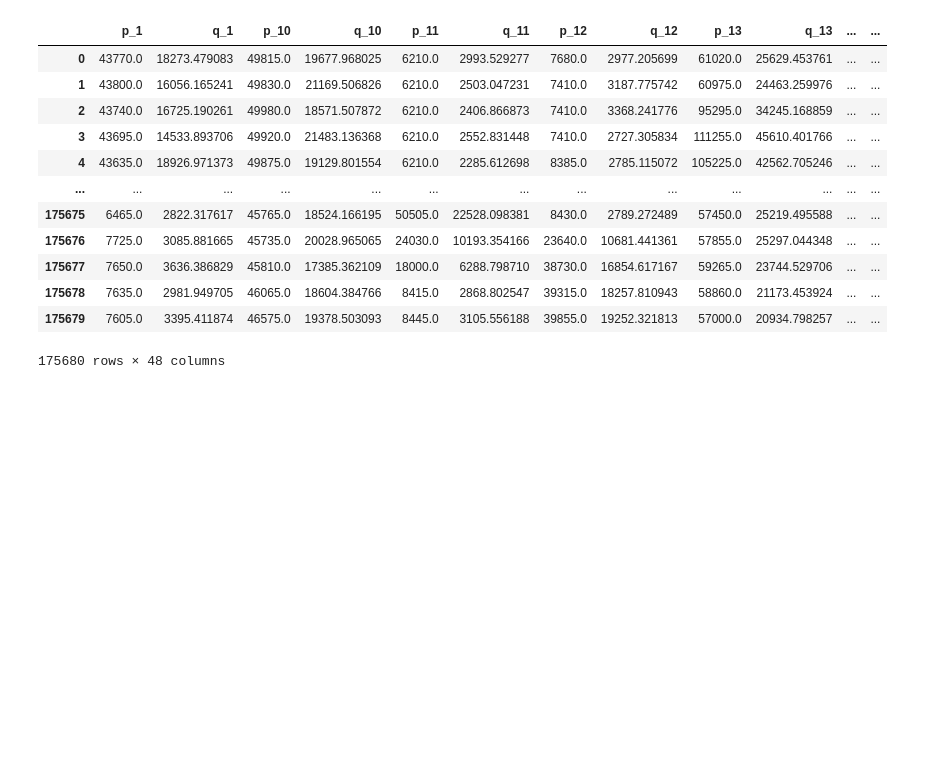
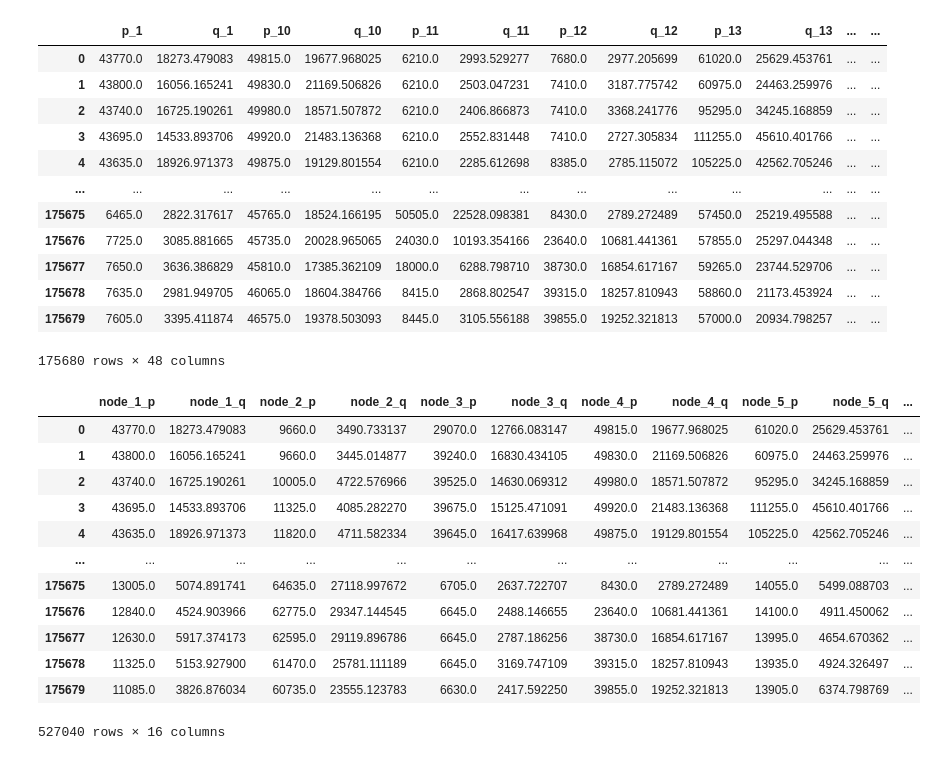
Before and after one commit to pragnaS/grid-edge, a Jupyter notebook: models/inverse/Anissa_Preprocessing.ipynb, the cells around one changed output. Cells and saved outputs as stored; diff of their text form; code cells hidden in the pictures; blank space fills up the shorter version.

```diff
--- a/models/inverse/Anissa_Preprocessing.ipynb
+++ b/models/inverse/Anissa_Preprocessing.ipynb
@@ -429,4 +512,54 @@ send_targets_to_csv
 | 175678 | 7635.0 | 2981.949705 | 46065.0 | 18604.384766 | 8415.0 | 2868.802547 | 39315.0 | 18257.810943 | 58860.0 | 21173.453924 | ... | ... |
 | 175679 | 7605.0 | 3395.411874 | 46575.0 | 19378.503093 | 8445.0 | 3105.556188 | 39855.0 | 19252.321813 | 57000.0 | 20934.798257 | ... | ... |
 175680 rows × 48 columns
+# %%
+send_targets_to_csv2 = pd.DataFrame()
+node_1_p = [send_targets_to_csv['p_1'],send_targets_to_csv['p_2'],send_targets_to_csv['p_3']]
+send_targets_to_csv2['node_1_p'] = pd.concat(node_1_p)
+node_1_q = [send_targets_to_csv['q_1'],send_targets_to_csv['q_2'],send_targets_to_csv['q_3']]
+send_targets_to_csv2['node_1_q'] = pd.concat(node_1_q)
+node_2_p = [send_targets_to_csv['p_4'],send_targets_to_csv['p_5'],send_targets_to_csv['p_6']]
+send_targets_to_csv2['node_2_p'] = pd.concat(node_2_p)
+node_2_q = [send_targets_to_csv['q_4'],send_targets_to_csv['q_5'],send_targets_to_csv['q_6']]
+send_targets_to_csv2['node_2_q'] = pd.concat(node_2_q)
+node_3_p = [send_targets_to_csv['p_7'],send_targets_to_csv['p_8'],send_targets_to_csv['p_9']]
+send_targets_to_csv2['node_3_p'] = pd.concat(node_3_p)
+node_3_q = [send_targets_to_csv['q_7'],send_targets_to_csv['q_8'],send_targets_to_csv['q_9']]
+send_targets_to_csv2['node_3_q'] = pd.concat(node_3_q)
+node_4_p = [send_targets_to_csv['p_10'],send_targets_to_csv['p_11'],send_targets_to_csv['p_12']]
+send_targets_to_csv2['node_4_p'] = pd.concat(node_4_p)
+node_4_q = [send_targets_to_csv['q_10'],send_targets_to_csv['q_11'],send_targets_to_csv['q_12']]
+send_targets_to_csv2['node_4_q'] = pd.concat(node_4_q)
+node_5_p = [send_targets_to_csv['p_13'],send_targets_to_csv['p_14'],send_targets_to_csv['p_15']]
+send_targets_to_csv2['node_5_p'] = pd.concat(node_5_p)
+node_5_q = [send_targets_to_csv['q_13'],send_targets_to_csv['q_14'],send_targets_to_csv['q_15']]
+send_targets_to_csv2['node_5_q'] = pd.concat(node_5_q)
+node_6_p = [send_targets_to_csv['p_16'],send_targets_to_csv['p_17'],send_targets_to_csv['p_18']]
+send_targets_to_csv2['node_6_p'] = pd.concat(node_6_p)
+node_6_q = [send_targets_to_csv['q_16'],send_targets_to_csv['q_17'],send_targets_to_csv['q_18']]
+send_targets_to_csv2['node_6_q'] = pd.concat(node_6_q)
+node_7_p = [send_targets_to_csv['p_19'],send_targets_to_csv['p_20'],send_targets_to_csv['p_21']]
+send_targets_to_csv2['node_7_p'] = pd.concat(node_7_p)
+node_7_q = [send_targets_to_csv['q_19'],send_targets_to_csv['q_20'],send_targets_to_csv['q_21']]
+send_targets_to_csv2['node_7_q'] = pd.concat(node_7_q)
+node_8_p = [send_targets_to_csv['p_22'],send_targets_to_csv['p_23'],send_targets_to_csv['p_24']]
+send_targets_to_csv2['node_8_p'] = pd.concat(node_8_p)
+node_8_q = [send_targets_to_csv['q_22'],send_targets_to_csv['q_23'],send_targets_to_csv['q_24']]
+send_targets_to_csv2['node_8_q'] = pd.concat(node_8_q)
+
+send_targets_to_csv2
+# %% [output]
+|  | node_1_p | node_1_q | node_2_p | node_2_q | node_3_p | node_3_q | node_4_p | node_4_q | node_5_p | node_5_q | ... |
+| 0 | 43770.0 | 18273.479083 | 9660.0 | 3490.733137 | 29070.0 | 12766.083147 | 49815.0 | 19677.968025 | 61020.0 | 25629.453761 | ... |
+| 1 | 43800.0 | 16056.165241 | 9660.0 | 3445.014877 | 39240.0 | 16830.434105 | 49830.0 | 21169.506826 | 60975.0 | 24463.259976 | ... |
+| 2 | 43740.0 | 16725.190261 | 10005.0 | 4722.576966 | 39525.0 | 14630.069312 | 49980.0 | 18571.507872 | 95295.0 | 34245.168859 | ... |
+| 3 | 43695.0 | 14533.893706 | 11325.0 | 4085.282270 | 39675.0 | 15125.471091 | 49920.0 | 21483.136368 | 111255.0 | 45610.401766 | ... |
+| 4 | 43635.0 | 18926.971373 | 11820.0 | 4711.582334 | 39645.0 | 16417.639968 | 49875.0 | 19129.801554 | 105225.0 | 42562.705246 | ... |
+| ... | ... | ... | ... | ... | ... | ... | ... | ... | ... | ... | ... |
+| 175675 | 13005.0 | 5074.891741 | 64635.0 | 27118.997672 | 6705.0 | 2637.722707 | 8430.0 | 2789.272489 | 14055.0 | 5499.088703 | ... |
+| 175676 | 12840.0 | 4524.903966 | 62775.0 | 29347.144545 | 6645.0 | 2488.146655 | 23640.0 | 10681.441361 | 14100.0 | 4911.450062 | ... |
+| 175677 | 12630.0 | 5917.374173 | 62595.0 | 29119.896786 | 6645.0 | 2787.186256 | 38730.0 | 16854.617167 | 13995.0 | 4654.670362 | ... |
+| 175678 | 11325.0 | 5153.927900 | 61470.0 | 25781.111189 | 6645.0 | 3169.747109 | 39315.0 | 18257.810943 | 13935.0 | 4924.326497 | ... |
+| 175679 | 11085.0 | 3826.876034 | 60735.0 | 23555.123783 | 6630.0 | 2417.592250 | 39855.0 | 19252.321813 | 13905.0 | 6374.798769 | ... |
+527040 rows × 16 columns
 # %%
```
Also changed, not shown: parts of 15 cells of this notebook.
